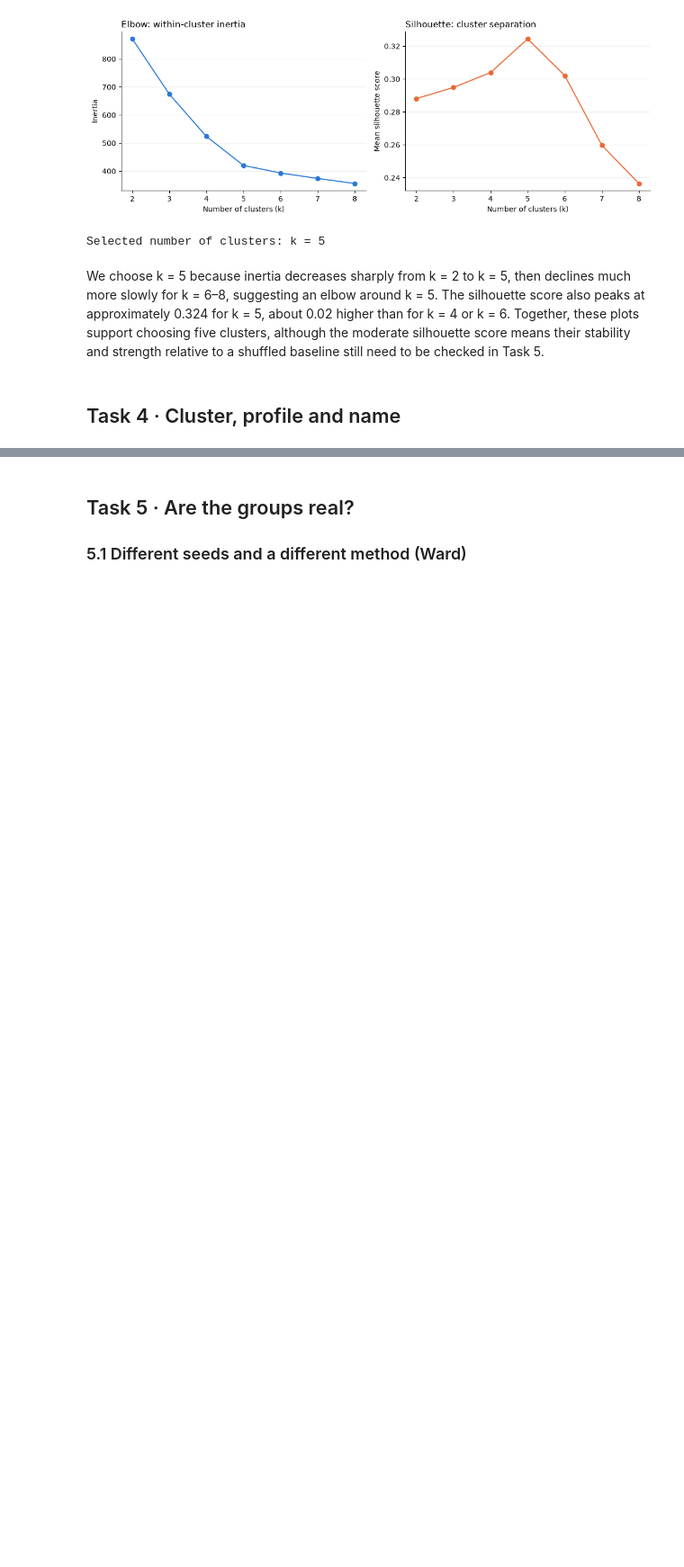
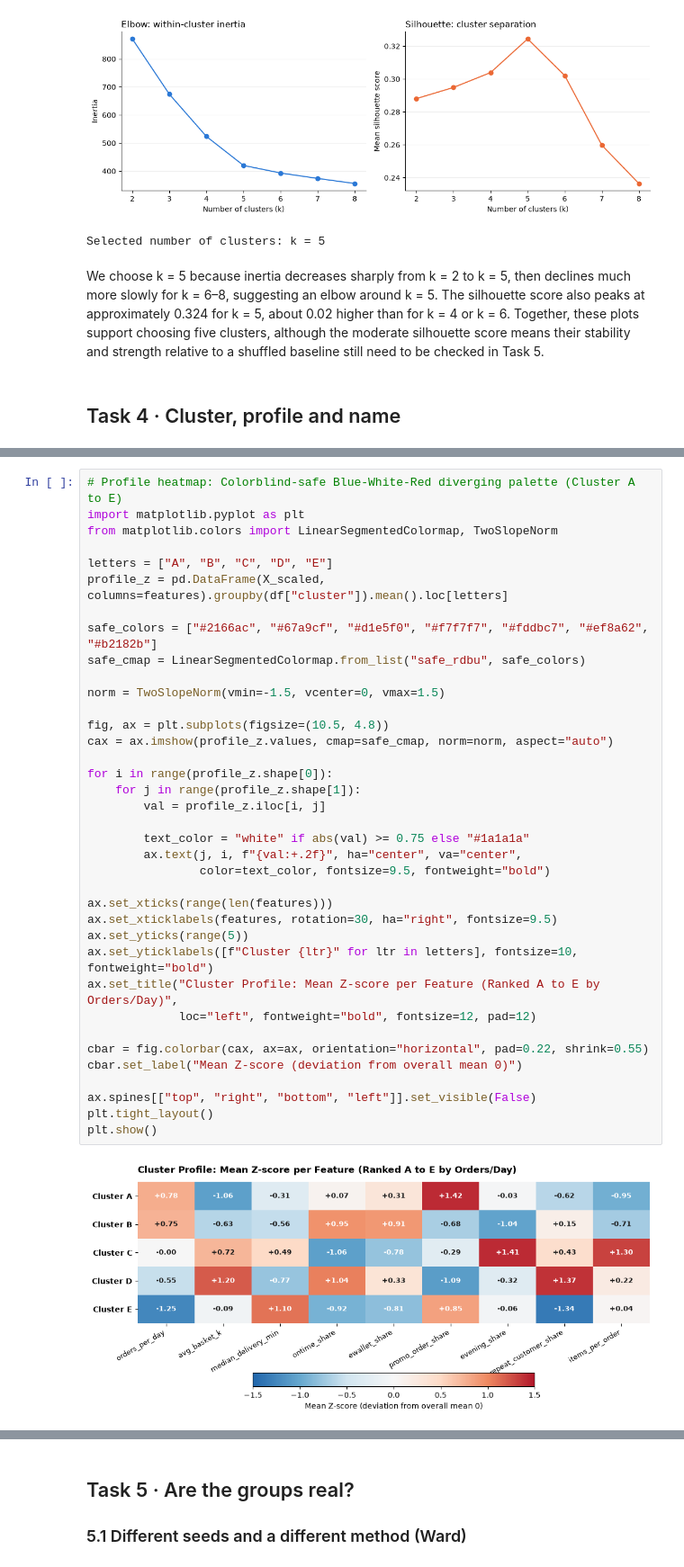
Before and after one commit to hwinhwork-dot/DataViz_Day04_Group, a Jupyter notebook: homework/gh4_gomart_stores/GH4_Team10.ipynb, the cells around one changed output, grey strips where cells are left out. Shown at 90% size. Saved outputs shown, nothing was run; the diff lists cells and outputs as text; blank space fills up the shorter version.

```diff
--- a/homework/gh4_gomart_stores/GH4_Team10.ipynb
+++ b/homework/gh4_gomart_stores/GH4_Team10.ipynb
@@ -367,0 +448,39 @@ We choose k = 5 because inertia decreases sharply from k = 2 to k = 5, then decl
+# %%
+# Profile heatmap: Colorblind-safe Blue-White-Red diverging palette (Cluster A to E)
+import matplotlib.pyplot as plt
+from matplotlib.colors import LinearSegmentedColormap, TwoSlopeNorm
+
+letters = ["A", "B", "C", "D", "E"]
+profile_z = pd.DataFrame(X_scaled, columns=features).groupby(df["cluster"]).mean().loc[letters]
+
+safe_colors = ["#2166ac", "#67a9cf", "#d1e5f0", "#f7f7f7", "#fddbc7", "#ef8a62", "#b2182b"]
+safe_cmap = LinearSegmentedColormap.from_list("safe_rdbu", safe_colors)
+
+norm = TwoSlopeNorm(vmin=-1.5, vcenter=0, vmax=1.5)
+
+fig, ax = plt.subplots(figsize=(10.5, 4.8))
+cax = ax.imshow(profile_z.values, cmap=safe_cmap, norm=norm, aspect="auto")
+
+for i in range(profile_z.shape[0]):
+    for j in range(profile_z.shape[1]):
+        val = profile_z.iloc[i, j]
+
+        text_color = "white" if abs(val) >= 0.75 else "#1a1a1a"
+        ax.text(j, i, f"{val:+.2f}", ha="center", va="center",
+                color=text_color, fontsize=9.5, fontweight="bold")
+
+ax.set_xticks(range(len(features)))
+ax.set_xticklabels(features, rotation=30, ha="right", fontsize=9.5)
+ax.set_yticks(range(5))
+ax.set_yticklabels([f"Cluster {ltr}" for ltr in letters], fontsize=10, fontweight="bold")
+ax.set_title("Cluster Profile: Mean Z-score per Feature (Ranked A to E by Orders/Day)",
+             loc="left", fontweight="bold", fontsize=12, pad=12)
+
+cbar = fig.colorbar(cax, ax=ax, orientation="horizontal", pad=0.22, shrink=0.55)
+cbar.set_label("Mean Z-score (deviation from overall mean 0)")
+
+ax.spines[["top", "right", "bottom", "left"]].set_visible(False)
+plt.tight_layout()
+plt.show()
+# %% [output]
+[figure, added]
```
Also changed, not shown: parts of 13 cells of this notebook.
